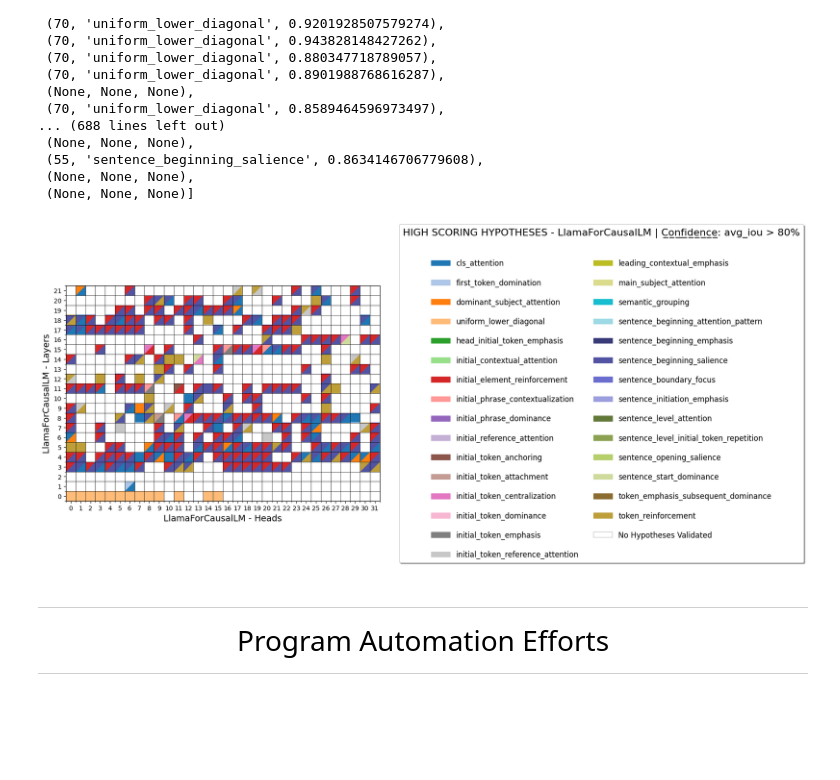
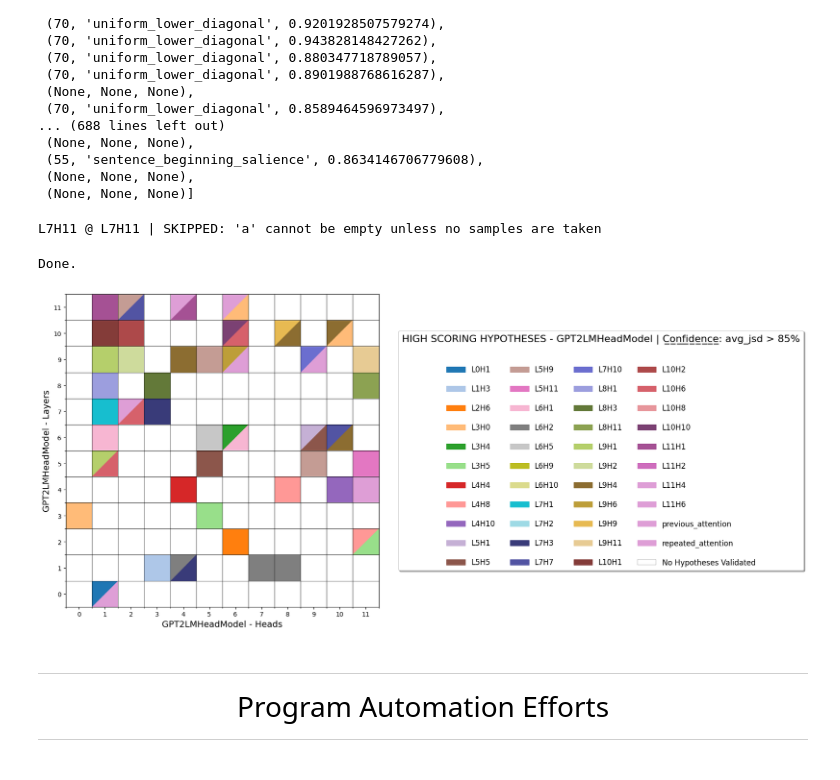
Before and after one commit to AmiriHayes/LLM-Interpretability, a Jupyter notebook: interpretability.ipynb, the cells around one changed output. Cells and saved outputs as stored; diff of their text form; code cells hidden in the pictures; blank space fills up the shorter version.

```diff
--- a/interpretability.ipynb
+++ b/interpretability.ipynb
@@ -2597,3 +3021,33 @@ best_fits_tiny_llama
+# %%
+import csv
+import os
+
+os.makedirs("data", exist_ok=True)
+
+sentence = "The quick brown fox jumps over the lazy dog"
+
+with open("data/best_fit_new.csv", "w", newline="") as f:
+    writer = csv.writer(f)
+    writer.writerow(["i", "j", "Pattern", "Score"])
+    for pattern, entries in tqdm(program_to_best_heads.items()):
+        for (layer, head), score in entries:
+            # skip (7,11) since that program had errors
+            if (layer, head) == (7, 11): continue
+
+            if score is None:
+                try:
+                    score, _, _, _, _ = score_prediction(
+                        model, tokenizer, (layer, head), flat[pattern], sentence, flag="jacob"
+                    )
+                except Exception as e:
+                    print(f"{pattern} @ L{layer}H{head} | SKIPPED: {e}")
+                    score = float("nan")
+            writer.writerow([layer, head, pattern, score])
+
+print("Done.")
+# %% [output]
+L7H11 @ L7H11 | SKIPPED: 'a' cannot be empty unless no samples are taken
+Done.
 # %%
 # VISUALIZE BEST FIT PATTERNS ACROSS LAYERS AND HEADS
 
@@ -2606,11 +3060,15 @@ best_fits_tiny_llama
 # model = AutoModel.from_pretrained("bert-base-uncased", output_attentions=True)
 # tokenizer = AutoTokenizer.from_pretrained("bert-base-uncased")
 
-threshold = 0.8
+threshold = 0.15
 
-df = pd.read_csv('data/best_fit_refinement_tiny_llama_iou.csv')
+df = pd.read_csv('data/best_fit_new.csv')
+
+# append pd.read_csv('data/best_fit_gpt2.csv') to df
+df_gpt2 = pd.read_csv('data/best_fit_gpt2.csv')
+df = pd.concat([df, df_gpt2], ignore_index=True)
 # ignore columns where scores >= threshold
-df = df[df['Score'] > threshold]
+df = df[df['Score'] < threshold]
 num_layers = model.config.num_hidden_layers
 num_heads = model.config.num_attention_heads
 mat = np.zeros((num_layers, num_heads), dtype=object)
@@ -2703,36 +3161,36 @@ underlined_title_unicode = "".join([char + '\u0332' for char in title_value_text
 # plt.suptitle(underlined_title_unicode, fontsize=20, y=0.725, x=0.4)
 # sort handles alphabetically by label
 # legend_handles = sorted(legend_handles, key=lambda x: x.get_label())
 
 white_patch = mpatches.Patch(facecolor=white_color, label='No Hypotheses Validated', edgecolor='black', linewidth=0.2)
 legend_handles.append(white_patch)
 
 name = 'Confidence'
 underlined_name_unicode = "".join([char + '\u0332' for char in name])
 
 ax.legend(
     handles=legend_handles,
     loc='center left',
     bbox_to_anchor=(1.05, 0.5),
-    ncol=2,
+    ncol=4,
     fancybox=True,
     shadow=True,
-    title=f"HIGH SCORING HYPOTHESES - {model.config.architectures[0]} | {underlined_name_unicode}: avg_iou > {(threshold)*100:.0f}%\n",
+    title=f"HIGH SCORING HYPOTHESES - {model.config.architectures[0]} | {underlined_name_unicode}: avg_jsd > {100-(threshold)*100:.0f}%\n",
     title_fontsize=16,
     fontsize='large', # Make legend text bigger. Can use 'medium', 'x-large', 'xx-large' or a numerical value (e.g., 12)
     labelspacing=1.5, # Adjust vertical spacing between legend entries (default is 0.5)
     handlelength=2.5, # Adjust length of the color patch/line in the legend
     handletextpad=0.8, # Adjust space between the handle (color patch) and the text label
     borderpad=0.5 # Adjust padding between the legend content and its border
 )
 
 # plt.tight_layout()
 # plt.show()
 
 plt.tight_layout(rect=[0, 0.1, 1, 1]) # Adjust layout to make space for the legend
 plt.show()
 # %% [output]
-[figure, old version]
+[figure, new version]
 # %%
 import os
 from openai import OpenAI
```
Also changed, not shown: parts of 38 cells of this notebook, 5 other files.
